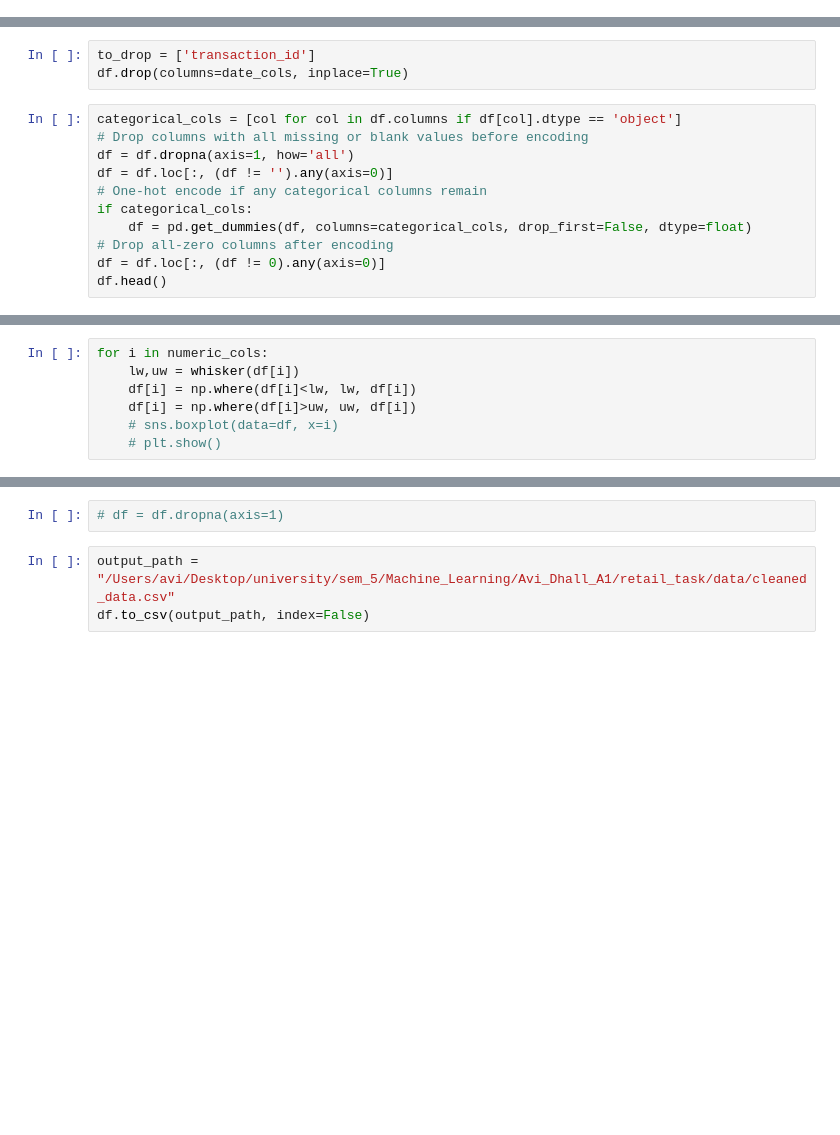
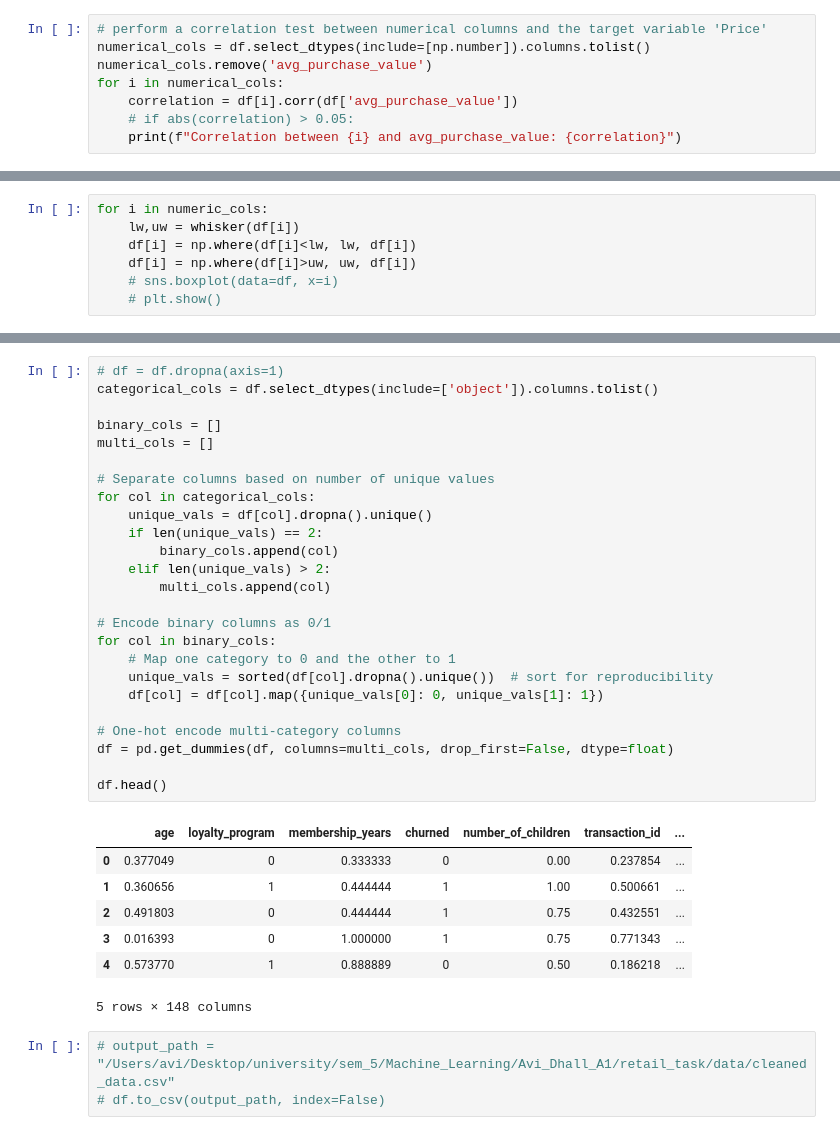
Before and after one commit to Avi-Dh/retail_task, a Jupyter notebook: notebooks/data_exploration.ipynb, the cells around one changed output, grey strips where cells are left out. Cells and saved outputs as stored; diff of their text form; blank space fills up the shorter version.

```diff
--- a/notebooks/data_exploration.ipynb
+++ b/notebooks/data_exploration.ipynb
@@ -42,0 +32,8 @@ np.int64(34)
+# %%
+# perform a correlation test between numerical columns and the target variable 'Price'
+numerical_cols = df.select_dtypes(include=[np.number]).columns.tolist()
+numerical_cols.remove('avg_purchase_value')
+for i in numerical_cols:
+    correlation = df[i].corr(df['avg_purchase_value'])
+    # if abs(correlation) > 0.05:
+    print(f"Correlation between {i} and avg_purchase_value: {correlation}")
@@ -51,17 +118,3 @@ for i in df.columns:
 for col in date_cols:
     df[col] = pd.to_datetime(df[col], format='%Y-%m-%d %H:%M:%S')
     df[col] = df[col].astype('int64') / 1e9  # convert to float seconds
-# %%
-to_drop = ['transaction_id']
-df.drop(columns=date_cols, inplace=True)
-# %%
-categorical_cols = [col for col in df.columns if df[col].dtype == 'object']
-# Drop columns with all missing or blank values before encoding
-df = df.dropna(axis=1, how='all')
-df = df.loc[:, (df != '').any(axis=0)]
-# One-hot encode if any categorical columns remain
-if categorical_cols:
-    df = pd.get_dummies(df, columns=categorical_cols, drop_first=False, dtype=float)
-# Drop all-zero columns after encoding
-df = df.loc[:, (df != 0).any(axis=0)]
-df.head()
@@ -149,6 +197,37 @@ for col in to_normalize:
 # df["education_level_High School"]
 # %%
 # df = df.dropna(axis=1)
+categorical_cols = df.select_dtypes(include=['object']).columns.tolist()
+
+binary_cols = []
+multi_cols = []
+
+# Separate columns based on number of unique values
+for col in categorical_cols:
+    unique_vals = df[col].dropna().unique()
+    if len(unique_vals) == 2:
+        binary_cols.append(col)
+    elif len(unique_vals) > 2:
+        multi_cols.append(col)
+
+# Encode binary columns as 0/1
+for col in binary_cols:
+    # Map one category to 0 and the other to 1
+    unique_vals = sorted(df[col].dropna().unique())  # sort for reproducibility
+    df[col] = df[col].map({unique_vals[0]: 0, unique_vals[1]: 1})
+
+# One-hot encode multi-category columns
+df = pd.get_dummies(df, columns=multi_cols, drop_first=False, dtype=float)
+
+df.head()
+# %% [output]
+|  | age | loyalty_program | membership_years | churned | number_of_children | transaction_id | ... |
+| 0 | 0.377049 | 0 | 0.333333 | 0 | 0.00 | 0.237854 | ... |
+| 1 | 0.360656 | 1 | 0.444444 | 1 | 1.00 | 0.500661 | ... |
+| 2 | 0.491803 | 0 | 0.444444 | 1 | 0.75 | 0.432551 | ... |
+| 3 | 0.016393 | 0 | 1.000000 | 1 | 0.75 | 0.771343 | ... |
+| 4 | 0.573770 | 1 | 0.888889 | 0 | 0.50 | 0.186218 | ... |
+5 rows × 148 columns
 # %%
-output_path = "/Users/avi/Desktop/university/sem_5/Machine_Learning/Avi_Dhall_A1/retail_task/data/cleaned_data.csv"
-df.to_csv(output_path, index=False)
+# output_path = "/Users/avi/Desktop/university/sem_5/Machine_Learning/Avi_Dhall_A1/retail_task/data/cleaned_data.csv"
+# df.to_csv(output_path, index=False)
```
Also changed, not shown: parts of 7 cells of this notebook, 1 other file.
